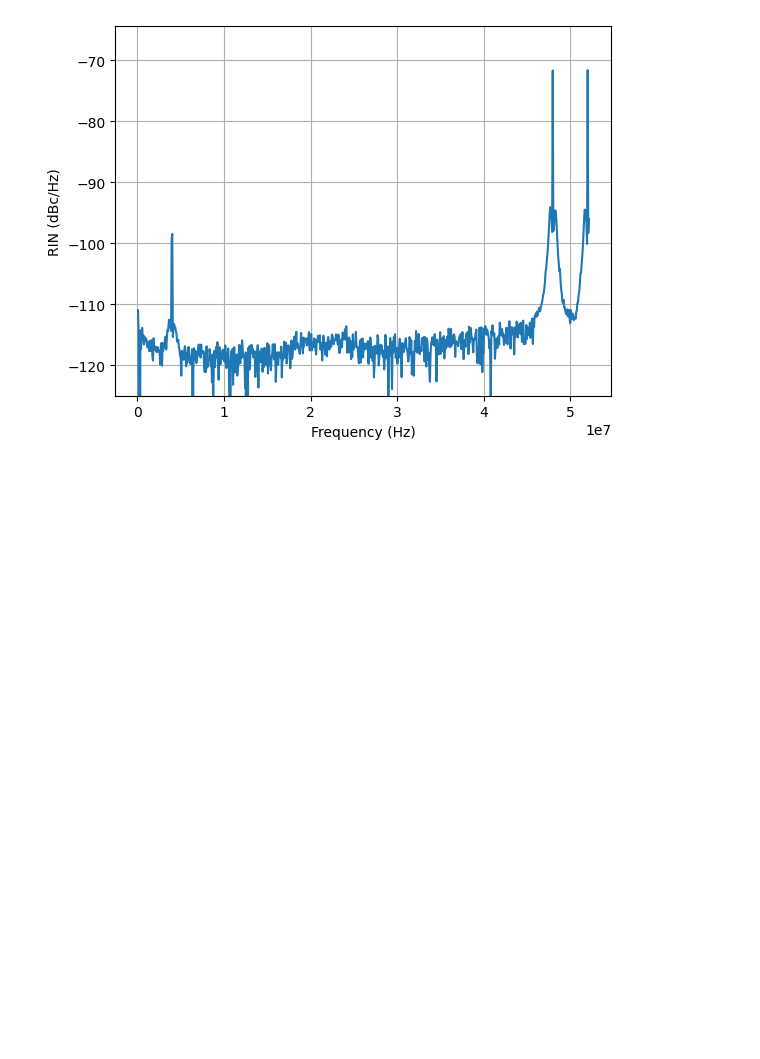
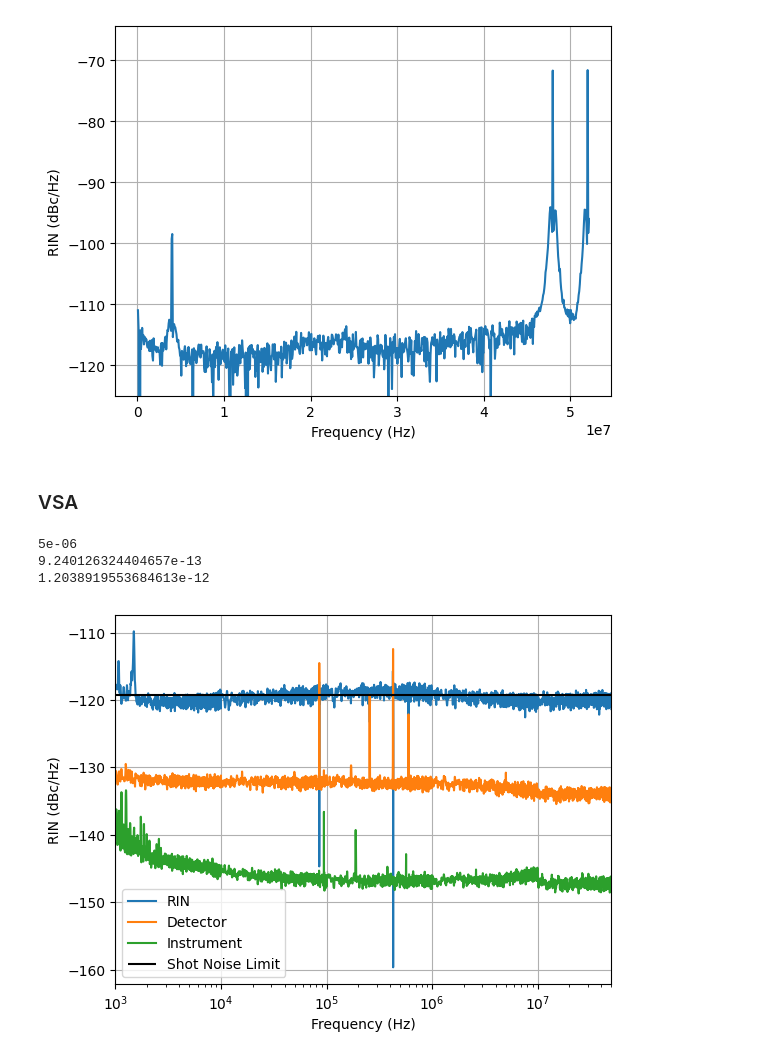
Before and after one commit to Seabear-attack/dev-table, a Jupyter notebook: Dual Comb/rin.ipynb, the cells around one changed output. Drawn from its saved outputs; the diff is of its cells as text; code cells hidden in the pictures; blank space fills up the shorter version.

```diff
--- a/Dual Comb/rin.ipynb
+++ b/Dual Comb/rin.ipynb
@@ -136,3 +138,69 @@ plt.grid()
 
 [750 rows x 2 columns]
 [figure]
+# %% [markdown]
+### VSA
+# %%
+import matplotlib.pyplot as plt
+import pandas as pd
+from pathlib import Path
+from numpy import log10, loadtxt
+from scipy.constants import Planck as h, elementary_charge as q
+from scipy.constants import speed_of_light as c
+directory = Path(r"Z:\Research Projects\UVDCS\Data\6-5-2026")
+light_file = directory / 'WithLight.txt'
+detector_file = directory / 'DetectorNoiseFloor.txt'
+instrument_file = directory / 'InstrumentNoiseFloor.txt'
+v_dc = 168.8e-3 - (-.3e-3)
+
+light_data = loadtxt(light_file)
+detector_data = loadtxt(detector_file)
+instrument_data = loadtxt(instrument_file)
+
+data = pd.DataFrame({'Frequency (Hz)': light_data[:,0],
+                     'Light Noise (V/rt Hz)': light_data[:,1],
+                     'Detector Noise (V/rt Hz)': detector_data[:,1],
+                     'Instrument Noise (V/rt Hz)': instrument_data[:,1]
+                     })
+
+background_subtracted = data['Light Noise (V/rt Hz)'] - data['Detector Noise (V/rt Hz)']
+normalized = background_subtracted**2/v_dc**2
+data['RIN (dBc/Hz)'] = 10 * log10(normalized)
+data['Detector Noise (dBc/Hz)'] = 10 * log10(data['Detector Noise (V/rt Hz)']**2/ v_dc**2)
+data['Instrument Noise (dBc/Hz)'] = 10*log10(data['Instrument Noise (V/rt Hz)']**2 / v_dc**2)
+trans_gain = 5e3
+photon_multiplier = 60 # guess for variable gain
+ion_ratio = .05 # guess
+responsivity = photon_multiplier/100 * 26 # Responsivity @ target wavelength (A/W)
+center_wavelength = 420e-9
+excess_noise = ion_ratio * photon_multiplier + (1-ion_ratio) * (2- 1/photon_multiplier)
+# excess_noise = 1
+
+power_in = v_dc / trans_gain / responsivity
+power_in = 5e-6
+print(power_in)
+rin_shot= 2 * h * c * excess_noise / center_wavelength / power_in
+print(rin_shot)
+rin_shot= 2 * q * photon_multiplier * excess_noise / responsivity / power_in
+print(rin_shot)
+
+rin_shot_dBc = 10 * log10( rin_shot)
+# print(f'RIN = {rin_dBc:.0f} dBc/Hz')
+# print(f'RIN from shot noise: {rin_shot_dBc:.0f} dBc/Hz')
+plt.semilogx(data['Frequency (Hz)'], data['RIN (dBc/Hz)'], label='RIN')
+plt.semilogx(data['Frequency (Hz)'], data['Detector Noise (dBc/Hz)'], label='Detector')
+plt.semilogx(data['Frequency (Hz)'], data['Instrument Noise (dBc/Hz)'], label='Instrument')
+plt.hlines(rin_shot_dBc, min(data['Frequency (Hz)']), max(data['Frequency (Hz)']), color='k',label='Shot Noise Limit')
+
+
+plt.xlabel('Frequency (Hz)')
+plt.ylabel('RIN (dBc/Hz)')
+# plt.ylim(-125,)
+plt.xlim(min(data['Frequency (Hz)']),max(data['Frequency (Hz)']))
+plt.legend()
+plt.grid()
+# %% [output]
+5e-06
+9.240126324404657e-13
+1.2038919553684613e-12
+[figure, added]
```
Also changed, not shown: parts of 1 cell of this notebook, 2 other files.
